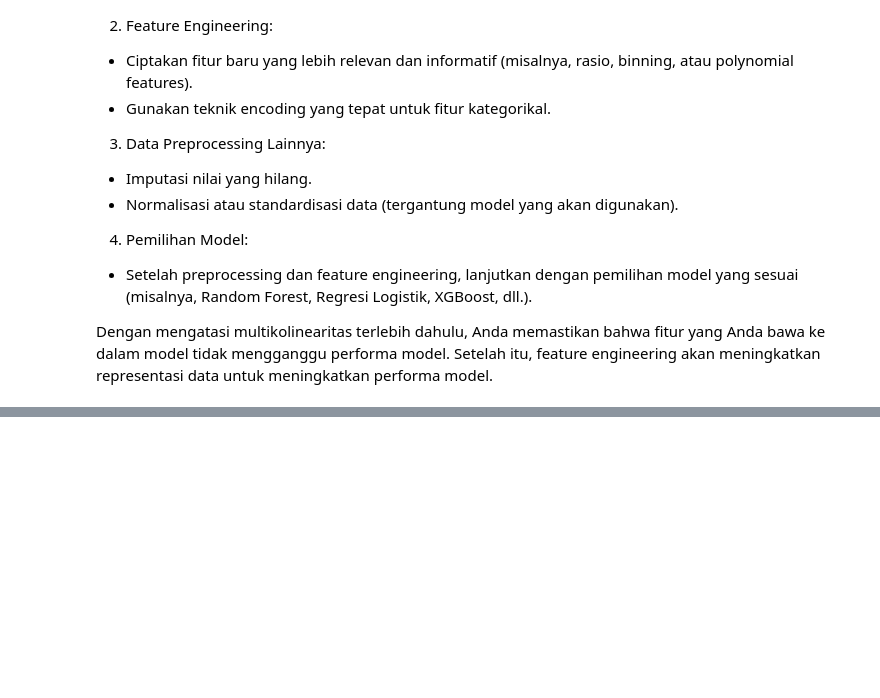
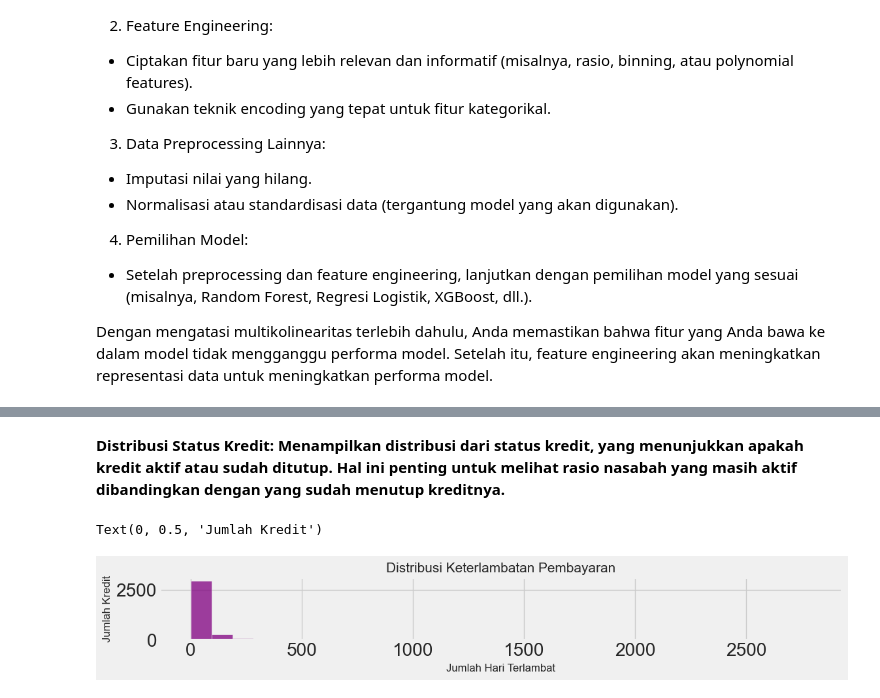
Before and after one commit to hijirdella/EDA-Homecredit, a Jupyter notebook: Bureau_Johannes.ipynb, the cells around one changed output, grey strips where cells are left out. Saved outputs shown, nothing was run; the diff lists cells and outputs as text; code cells hidden in the pictures; blank space fills up the shorter version.

```diff
--- a/Bureau_Johannes.ipynb
+++ b/Bureau_Johannes.ipynb
@@ -841,0 +867,12 @@ Dengan mengatasi multikolinearitas terlebih dahulu, Anda memastikan bahwa fitur
+# %% [markdown]
+**Distribusi Status Kredit: Menampilkan distribusi dari status kredit, yang menunjukkan apakah kredit aktif atau sudah ditutup. Hal ini penting untuk melihat rasio nasabah yang masih aktif dibandingkan dengan yang sudah menutup kreditnya.**
+# %%
+### 2. Grafik Keterlambatan Pembayaran (CREDIT_DAY_OVERDUE)
+plt.subplot(3, 1, 2)
+sns.histplot(data=data[data['CREDIT_DAY_OVERDUE'] > 0], x='CREDIT_DAY_OVERDUE', kde=False, bins=30, color='purple')
+plt.title('Distribusi Keterlambatan Pembayaran', fontsize=15)
+plt.xlabel('Jumlah Hari Terlambat', fontsize=12)
+plt.ylabel('Jumlah Kredit', fontsize=12)
+# %% [output]
+Text(0, 0.5, 'Jumlah Kredit')
+[figure, added]
```
Also changed, not shown: parts of 5 cells of this notebook.
